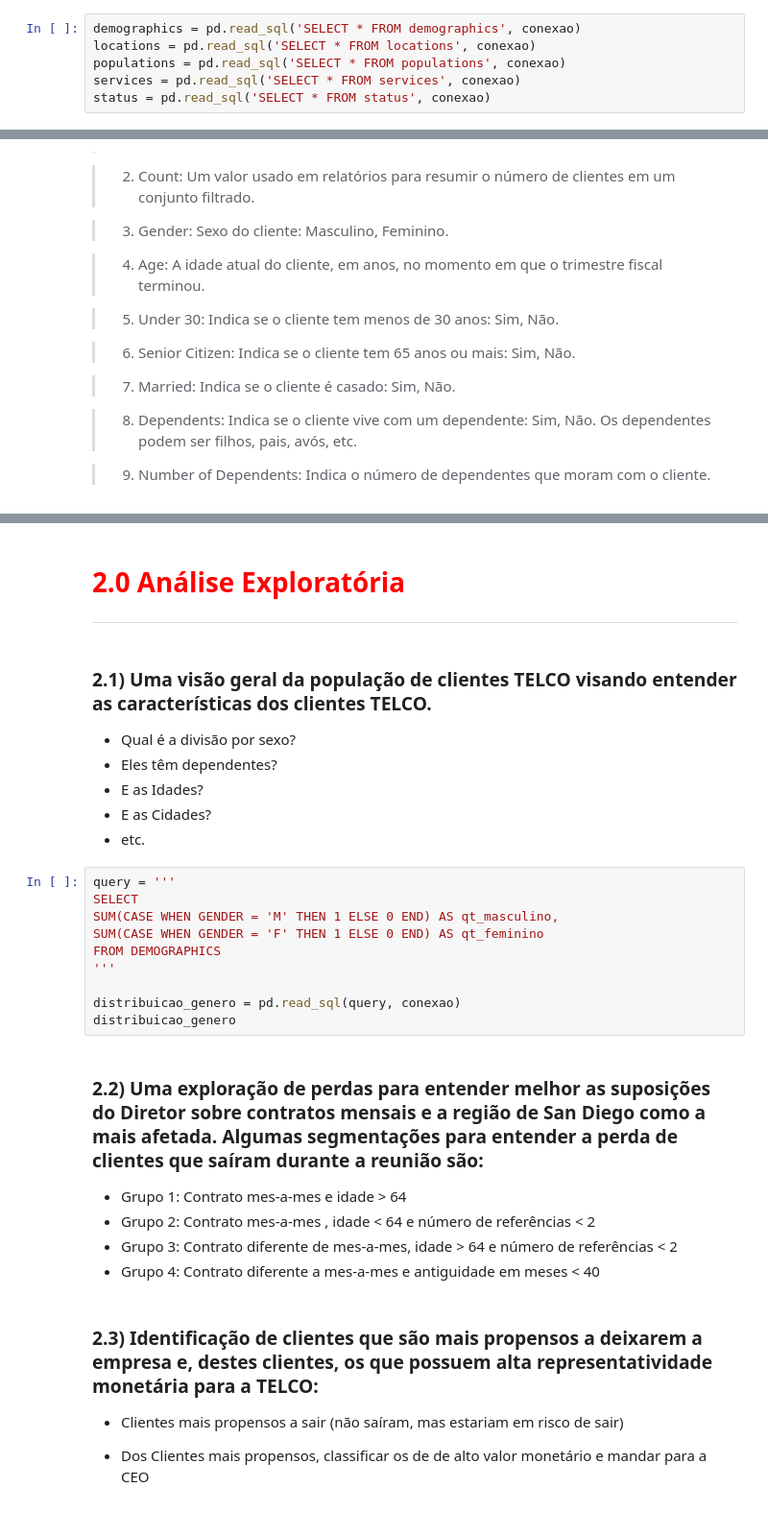
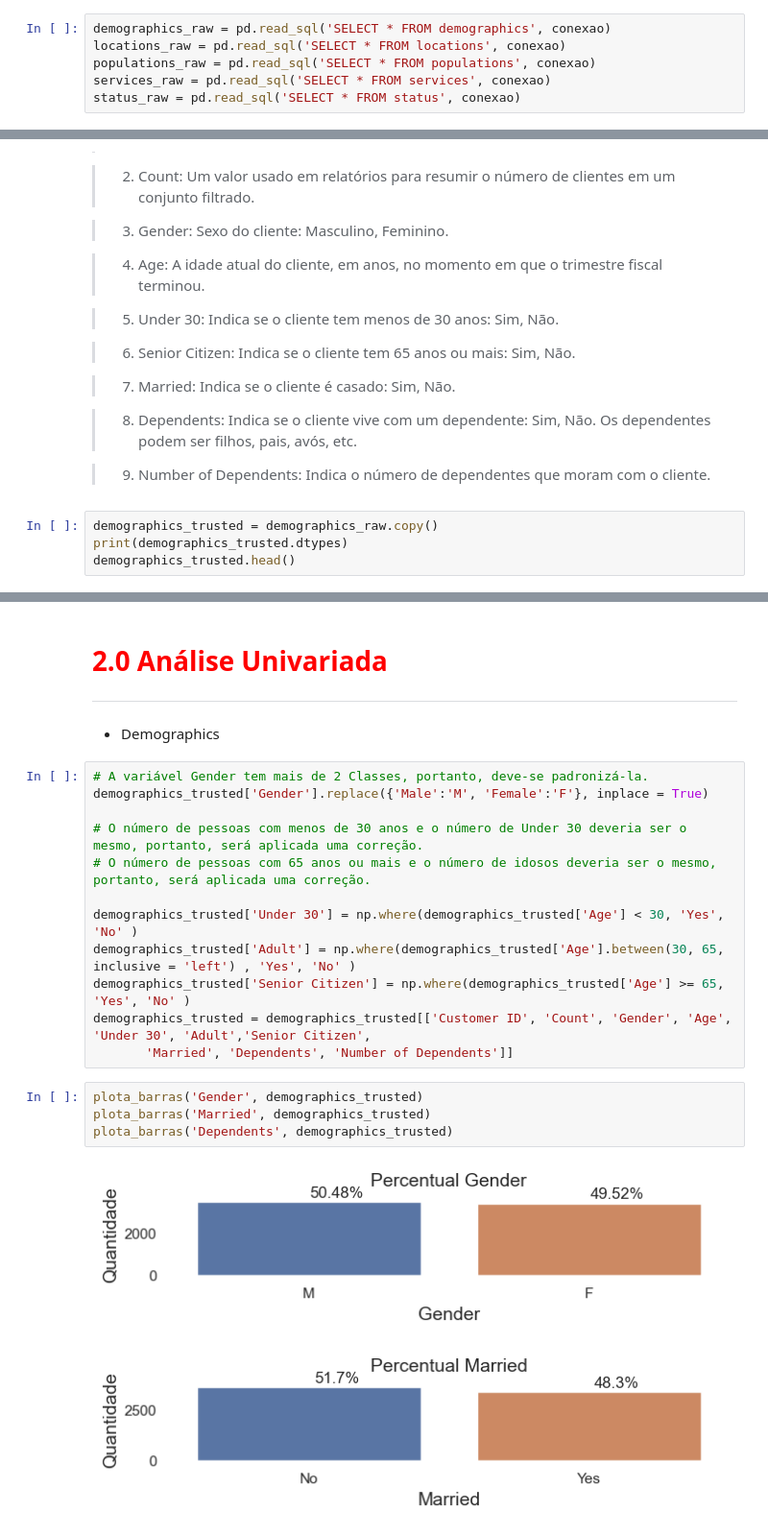
Before and after one commit to leonardovargas10/Modelo_Previsao_Churn, a Jupyter notebook: Modelo_Churn.ipynb, the cells around one changed output, grey strips where cells are left out. Shown at 96% size. Drawn from its saved outputs; the diff is of its cells as text.

```diff
--- a/Modelo_Churn.ipynb
+++ b/Modelo_Churn.ipynb
@@ -111,11 +111,11 @@ cursor = conexao.cursor()
 # %% [output]
 Conexao Bem Sucedida
 # %%
-demographics = pd.read_sql('SELECT * FROM demographics', conexao)
-locations = pd.read_sql('SELECT * FROM locations', conexao)
-populations = pd.read_sql('SELECT * FROM populations', conexao)
-services = pd.read_sql('SELECT * FROM services', conexao)
-status = pd.read_sql('SELECT * FROM status', conexao)
+demographics_raw = pd.read_sql('SELECT * FROM demographics', conexao)
+locations_raw = pd.read_sql('SELECT * FROM locations', conexao)
+populations_raw = pd.read_sql('SELECT * FROM populations', conexao)
+services_raw = pd.read_sql('SELECT * FROM services', conexao)
+status_raw = pd.read_sql('SELECT * FROM status', conexao)
 # %% [markdown]
 # <font color='red' style='font-size: 40px;'> Funções </font>
 <hr style='border: 2px solid red;'>
@@ -142,3 +204,7 @@ status = pd.read_sql('SELECT * FROM status', conexao)
 > 8. Dependents: Indica se o cliente vive com um dependente: Sim, Não. Os dependentes podem ser filhos, pais, avós, etc.
 
 > 9. Number of Dependents: Indica o número de dependentes que moram com o cliente.
+# %%
+demographics_trusted = demographics_raw.copy()
+print(demographics_trusted.dtypes)
+demographics_trusted.head()
@@ -251,33 +412,24 @@ status = pd.read_sql('SELECT * FROM status', conexao)
 # %% [markdown]
-# <font color='red' style='font-size: 40px;'> 2.0 Análise Exploratória </font>
+# <font color='red' style='font-size: 40px;'> 2.0 Análise Univariada </font>
 <hr style='border: 2px solid red;'>
-# %% [markdown]
-### 2.1) Uma visão geral da população de clientes TELCO visando entender as características dos clientes TELCO.
-- Qual é a divisão por sexo?
-- Eles têm dependentes?
-- E as Idades?
-- E as Cidades?
-- etc.
-# %%
-query = '''
-SELECT
-SUM(CASE WHEN GENDER = 'M' THEN 1 ELSE 0 END) AS qt_masculino,
-SUM(CASE WHEN GENDER = 'F' THEN 1 ELSE 0 END) AS qt_feminino
-FROM DEMOGRAPHICS
-'''
-
-distribuicao_genero = pd.read_sql(query, conexao)
-distribuicao_genero
-# %% [markdown]
-### 2.2) Uma exploração de perdas para entender melhor as suposições do Diretor sobre contratos mensais e a região de San Diego como a mais afetada. Algumas segmentações para entender a perda de clientes que saíram durante a reunião são:
-
-- Grupo 1: Contrato mes-a-mes e idade > 64
-- Grupo 2: Contrato mes-a-mes , idade < 64 e número de referências < 2
-- Grupo 3: Contrato diferente de mes-a-mes, idade > 64 e número de referências < 2
-- Grupo 4: Contrato diferente a mes-a-mes e antiguidade em meses < 40
-# %% [markdown]
-### 2.3) Identificação de clientes que são mais propensos a deixarem a empresa e, destes clientes, os que possuem alta representatividade monetária para a TELCO:
-
-- Clientes mais propensos a sair (não saíram, mas estariam em risco de sair)
-
-- Dos Clientes mais propensos, classificar os de de alto valor monetário e mandar para a CEO
+# %% [markdown]
+* Demographics
+# %%
+# A variável Gender tem mais de 2 Classes, portanto, deve-se padronizá-la.
+demographics_trusted['Gender'].replace({'Male':'M', 'Female':'F'}, inplace = True)
+
+# O número de pessoas com menos de 30 anos e o número de Under 30 deveria ser o mesmo, portanto, será aplicada uma correção.
+# O número de pessoas com 65 anos ou mais e o número de idosos deveria ser o mesmo, portanto, será aplicada uma correção.
+
+demographics_trusted['Under 30'] = np.where(demographics_trusted['Age'] < 30, 'Yes', 'No' )
+demographics_trusted['Adult'] = np.where(demographics_trusted['Age'].between(30, 65, inclusive = 'left') , 'Yes', 'No' )
+demographics_trusted['Senior Citizen'] = np.where(demographics_trusted['Age'] >= 65, 'Yes', 'No' )
+demographics_trusted = demographics_trusted[['Customer ID', 'Count', 'Gender', 'Age', 'Under 30', 'Adult','Senior Citizen',
+       'Married', 'Dependents', 'Number of Dependents']]
+# %%
+plota_barras('Gender', demographics_trusted)
+plota_barras('Married', demographics_trusted)
+plota_barras('Dependents', demographics_trusted)
+# %% [output]
+[figure, added]
+[figure, added]
```
Also changed, not shown: parts of 23 cells of this notebook.
